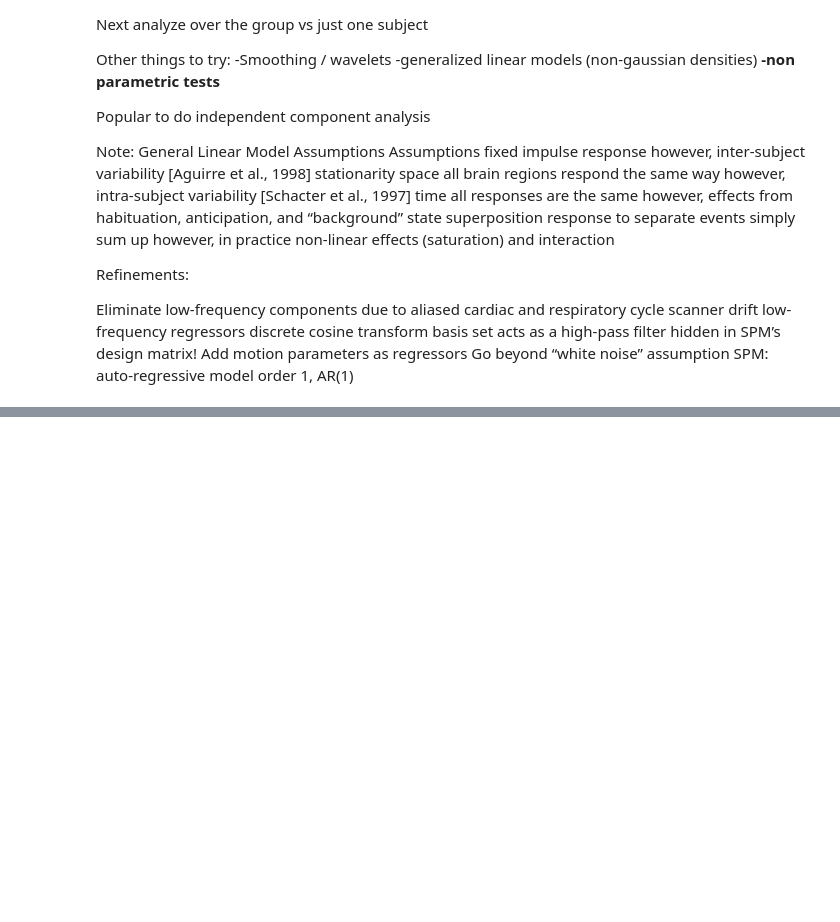
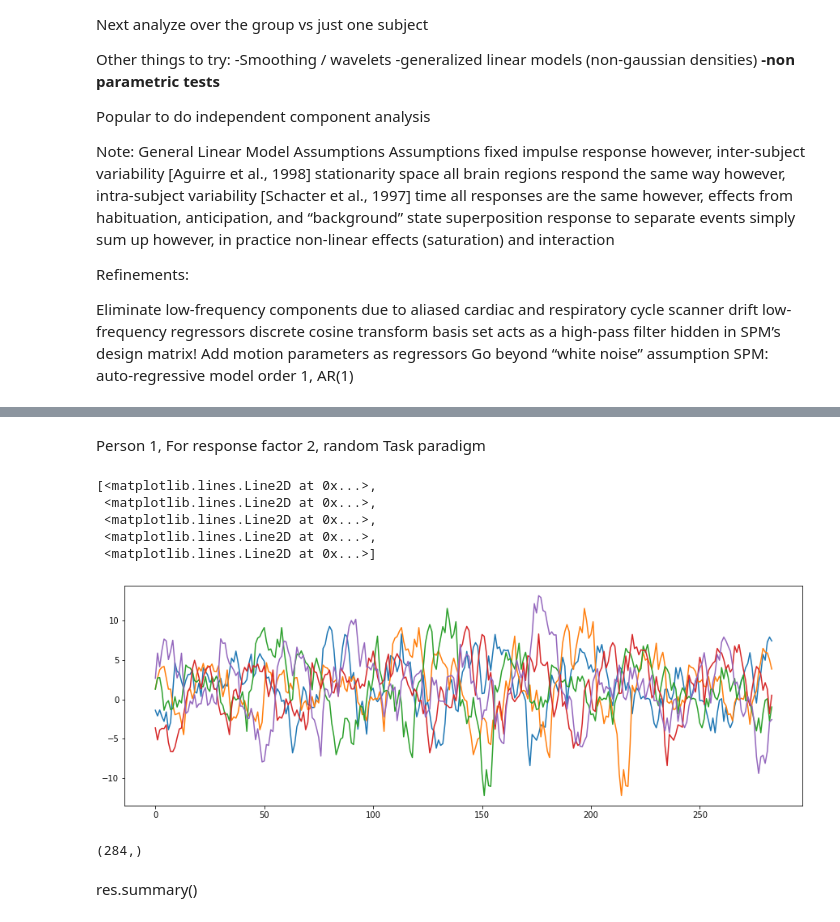
Before and after one commit to alec-flowers/machine-learning-cs433-p2, a Jupyter notebook: data_exploraiton.ipynb, the cells around one changed output, grey strips where cells are left out. Drawn from its saved outputs; the diff is of its cells as text; code cells hidden in the pictures; blank space fills up the shorter version.

```diff
--- a/data_exploraiton.ipynb
+++ b/data_exploraiton.ipynb
@@ -180,0 +145,22 @@ print(i)
+# %% [markdown]
+Person 1, For response factor 2, random Task paradigm
+# %%
+person = out_df[out_df[0]==1][2]
+# %%
+task = mat_r['Regressor'][0]
+# %%
+#one hot encode tasks and drop first one to avoid dummy variable trap
+task_hot = np.zeros((task.size, task.max()+1))
+task_hot[np.arange(task.size),task] = 1
+task_hot = np.delete(task_hot, 0, axis = 1)
+# %%
+convolve = signal.fftconvolve(np.array([person]*5).T, task_hot, mode = 'same', axes = 0)
+# %%
+plt.plot(convolve)
+# %% [output]
+[<matplotlib.lines.Line2D at 0x...>,
+ <matplotlib.lines.Line2D at 0x...>,
+ <matplotlib.lines.Line2D at 0x...>,
+ <matplotlib.lines.Line2D at 0x...>,
+ <matplotlib.lines.Line2D at 0x...>]
+[figure, added]
@@ -180,0 +169,4 @@ print(i)
+# %%
+person.shape
+# %% [output]
+(284,)
@@ -180,0 +177,2 @@ print(i)
+# %% [markdown]
+res.summary()
```
Also changed, not shown: parts of 12 cells of this notebook, 1 other file.
